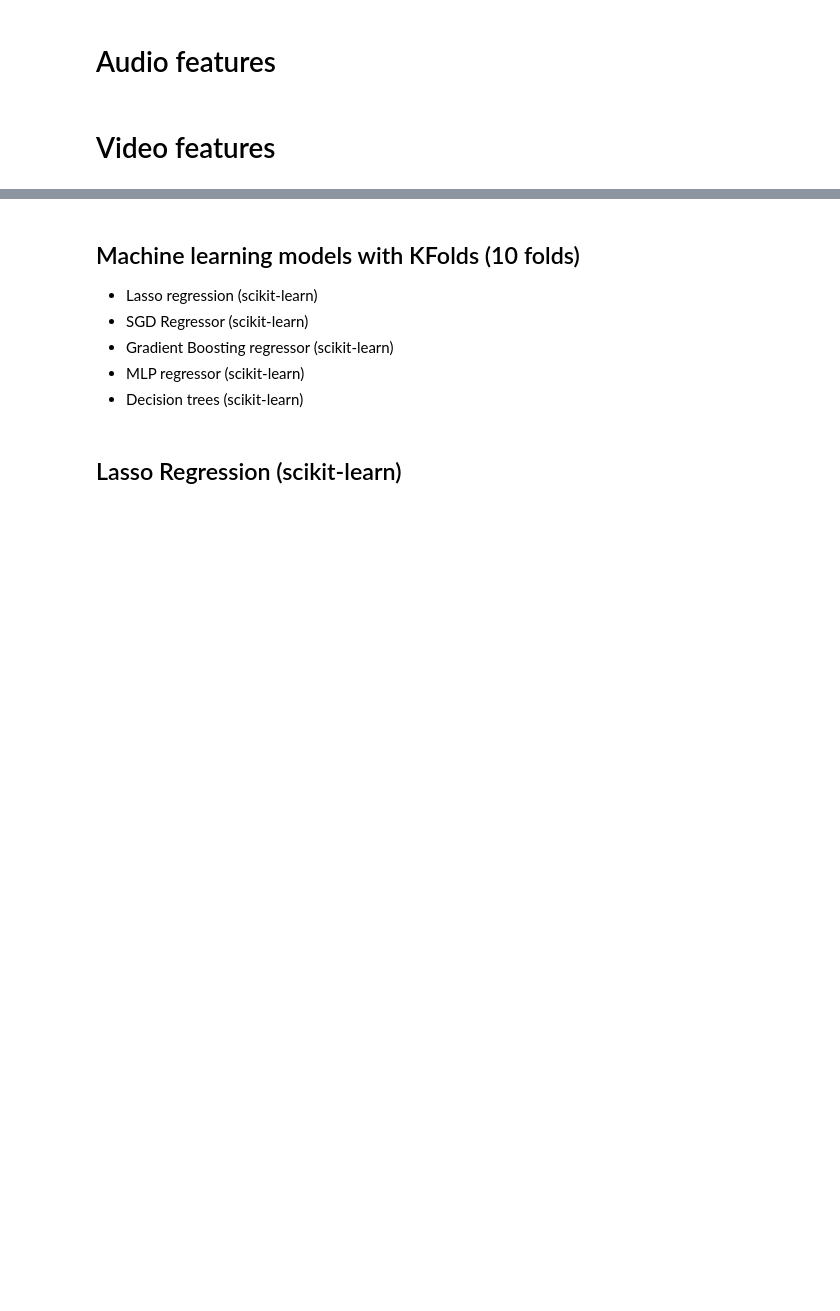
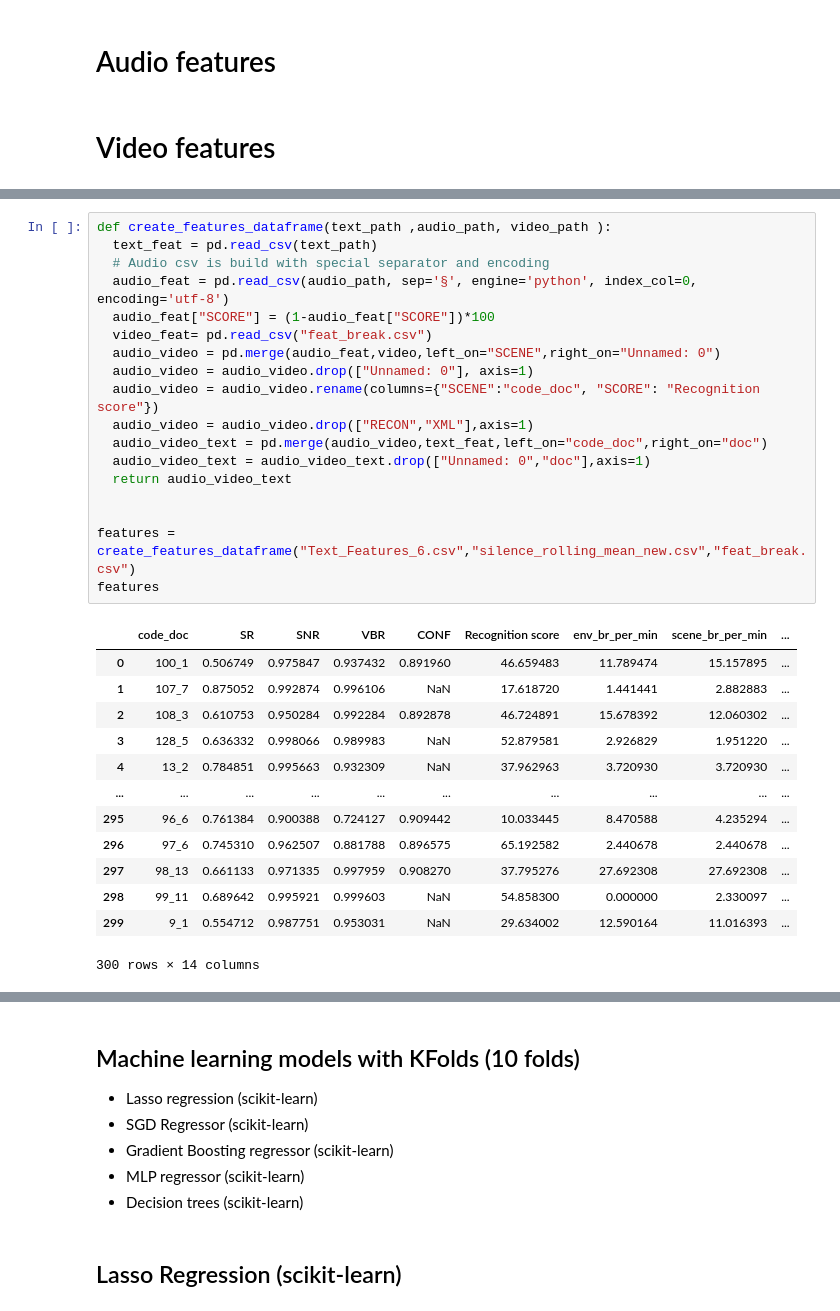
Before and after one commit to vincentnam/Project-Archean, a Jupyter notebook: ChallengeM2SID_2019.ipynb, the cells around one changed output, grey strips where cells are left out. Saved outputs shown, nothing was run; the diff lists cells and outputs as text; blank space fills up the shorter version.

```diff
--- a/ChallengeM2SID_2019.ipynb
+++ b/ChallengeM2SID_2019.ipynb
@@ -324,0 +324,32 @@ norm_dataset
+# %%
+def create_features_dataframe(text_path ,audio_path, video_path ):
+  text_feat = pd.read_csv(text_path)
+  # Audio csv is build with special separator and encoding
+  audio_feat = pd.read_csv(audio_path, sep='§', engine='python', index_col=0, encoding='utf-8')
+  audio_feat["SCORE"] = (1-audio_feat["SCORE"])*100
+  video_feat= pd.read_csv("feat_break.csv")
+  audio_video = pd.merge(audio_feat,video,left_on="SCENE",right_on="Unnamed: 0")
+  audio_video = audio_video.drop(["Unnamed: 0"], axis=1)
+  audio_video = audio_video.rename(columns={"SCENE":"code_doc", "SCORE": "Recognition score"})
+  audio_video = audio_video.drop(["RECON","XML"],axis=1)
+  audio_video_text = pd.merge(audio_video,text_feat,left_on="code_doc",right_on="doc")
+  audio_video_text = audio_video_text.drop(["Unnamed: 0","doc"],axis=1)
+  return audio_video_text
+
+
+features = create_features_dataframe("Text_Features_6.csv","silence_rolling_mean_new.csv","feat_break.csv")
+features
+# %% [output]
+|  | code_doc | SR | SNR | VBR | CONF | Recognition score | env_br_per_min | scene_br_per_min | ... |
+| 0 | 100_1 | 0.506749 | 0.975847 | 0.937432 | 0.891960 | 46.659483 | 11.789474 | 15.157895 | ... |
+| 1 | 107_7 | 0.875052 | 0.992874 | 0.996106 | NaN | 17.618720 | 1.441441 | 2.882883 | ... |
+| 2 | 108_3 | 0.610753 | 0.950284 | 0.992284 | 0.892878 | 46.724891 | 15.678392 | 12.060302 | ... |
+| 3 | 128_5 | 0.636332 | 0.998066 | 0.989983 | NaN | 52.879581 | 2.926829 | 1.951220 | ... |
+| 4 | 13_2 | 0.784851 | 0.995663 | 0.932309 | NaN | 37.962963 | 3.720930 | 3.720930 | ... |
+| ... | ... | ... | ... | ... | ... | ... | ... | ... | ... |
+| 295 | 96_6 | 0.761384 | 0.900388 | 0.724127 | 0.909442 | 10.033445 | 8.470588 | 4.235294 | ... |
+| 296 | 97_6 | 0.745310 | 0.962507 | 0.881788 | 0.896575 | 65.192582 | 2.440678 | 2.440678 | ... |
+| 297 | 98_13 | 0.661133 | 0.971335 | 0.997959 | 0.908270 | 37.795276 | 27.692308 | 27.692308 | ... |
+| 298 | 99_11 | 0.689642 | 0.995921 | 0.999603 | NaN | 54.858300 | 0.000000 | 2.330097 | ... |
+| 299 | 9_1 | 0.554712 | 0.987751 | 0.953031 | NaN | 29.634002 | 12.590164 | 11.016393 | ... |
+300 rows × 14 columns
```
Also changed, not shown: parts of 12 cells of this notebook.
